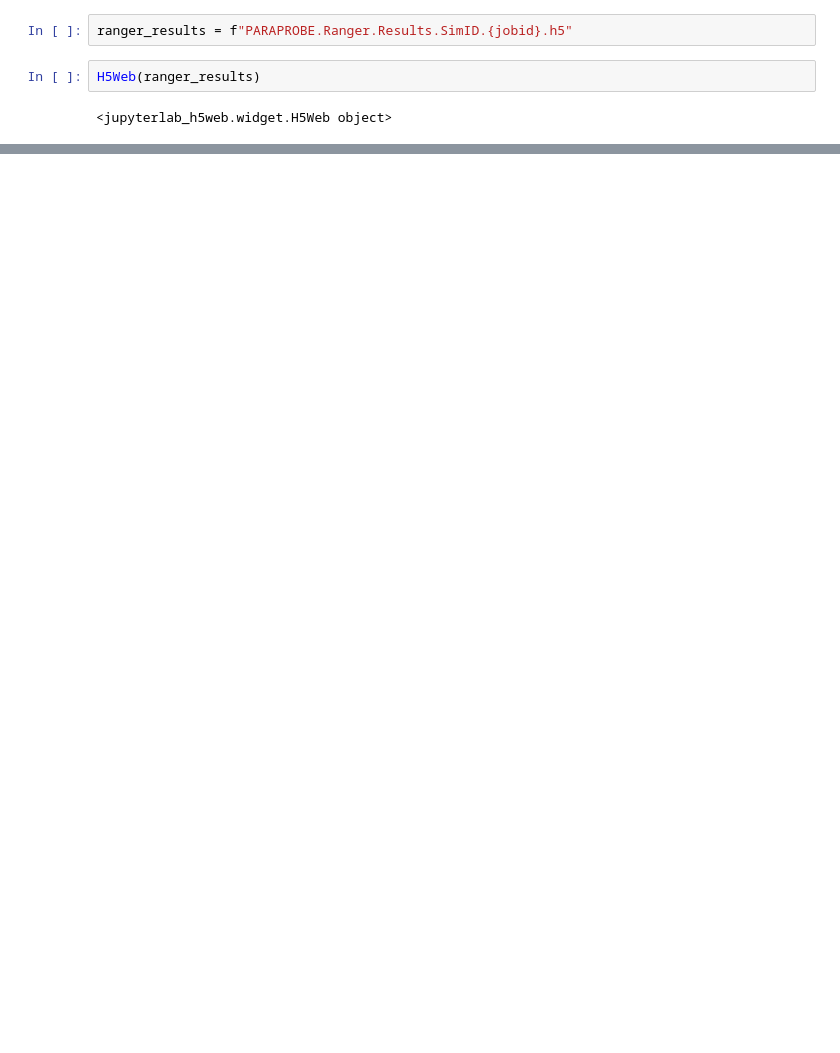
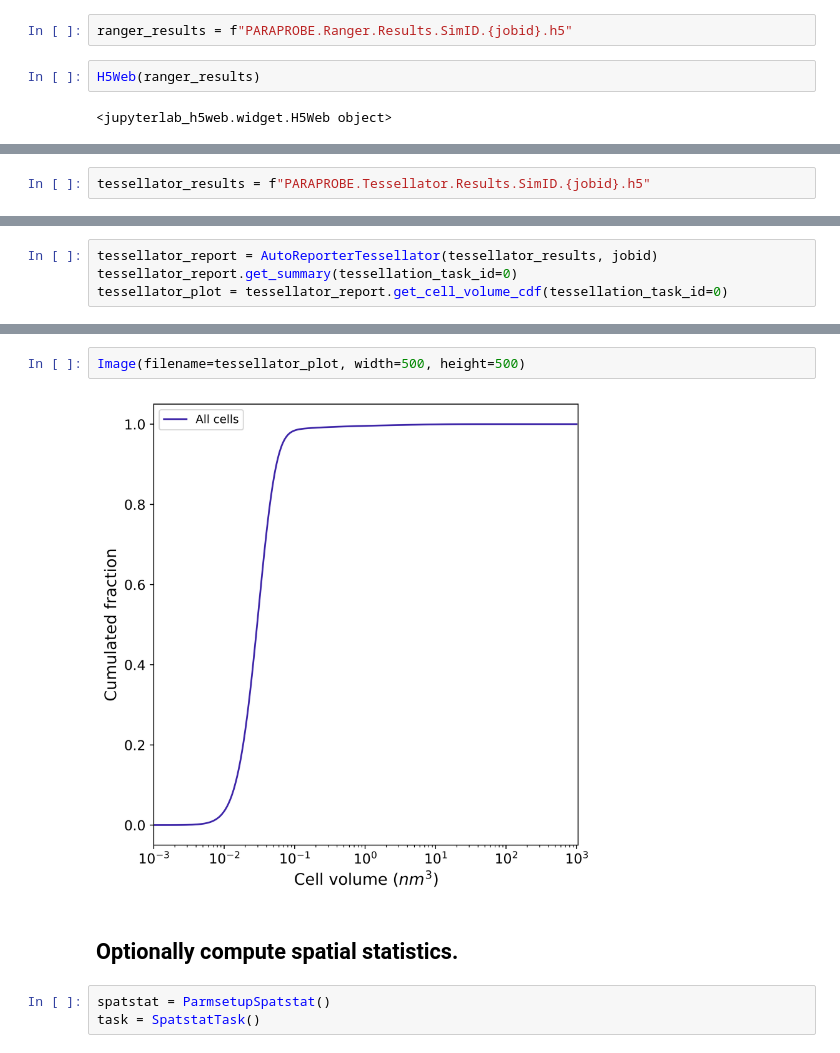
Before and after one commit to mdforti/pyiron-apt, a Jupyter notebook: paraprobe/workflow_paraprobe.ipynb, the cells around one changed output, grey strips where cells are left out. Drawn from its saved outputs; the diff is of its cells as text; blank space fills up the shorter version.

```diff
--- a/paraprobe/workflow_paraprobe.ipynb
+++ b/paraprobe/workflow_paraprobe.ipynb
@@ -130,0 +303,2 @@ As 0.003 at.-%
+# %%
+tessellator_results = f"PARAPROBE.Tessellator.Results.SimID.{jobid}.h5"
@@ -130,0 +309,4 @@ As 0.003 at.-%
+# %%
+tessellator_report = AutoReporterTessellator(tessellator_results, jobid)
+tessellator_report.get_summary(tessellation_task_id=0)
+tessellator_plot = tessellator_report.get_cell_volume_cdf(tessellation_task_id=0)
@@ -130,0 +331,9 @@ As 0.003 at.-%
+# %%
+Image(filename=tessellator_plot, width=500, height=500)
+# %% [output]
+[figure, added]
+# %% [markdown]
+## Optionally compute spatial statistics.
+# %%
+spatstat = ParmsetupSpatstat()
+task = SpatstatTask()
```
Also changed, not shown: parts of 53 cells of this notebook, 3 other files.
